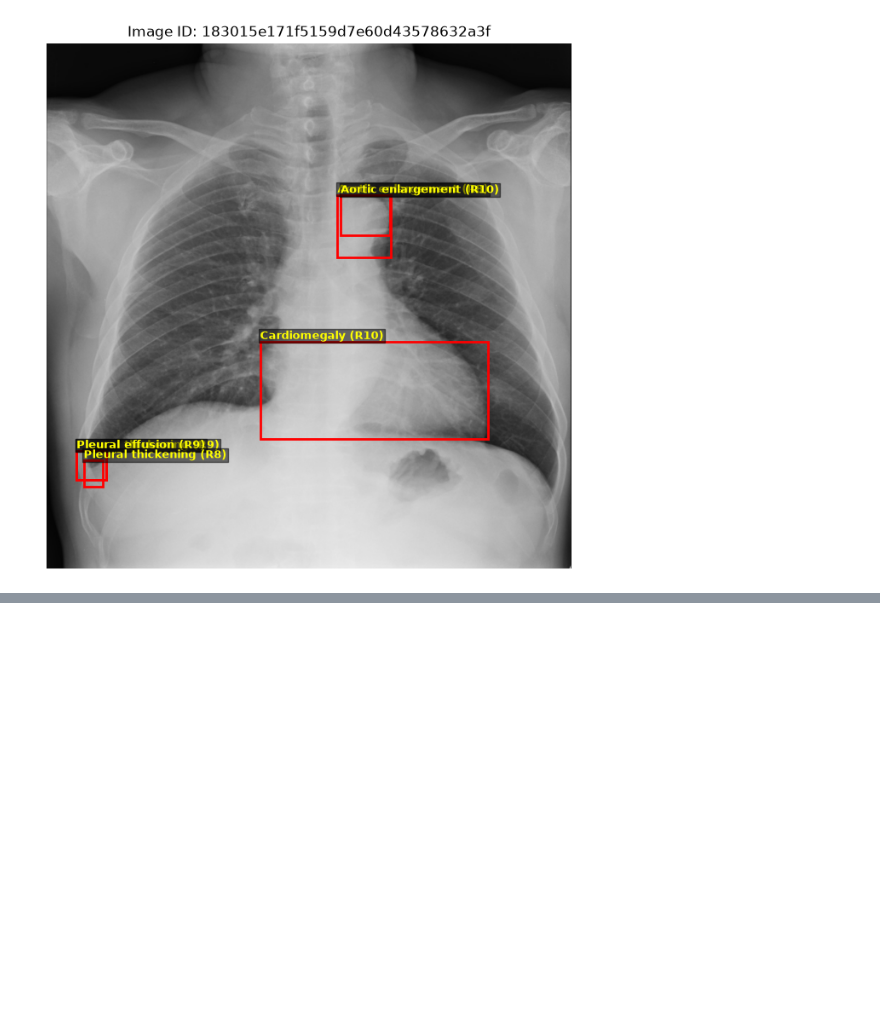
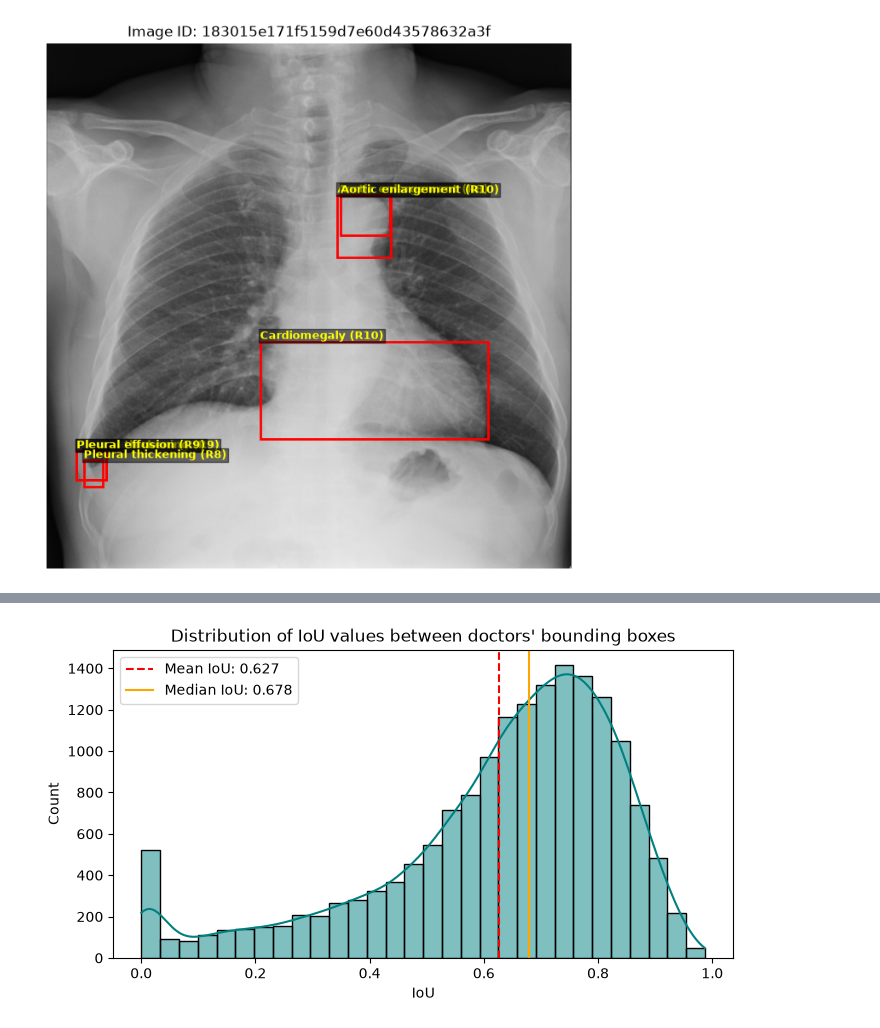
Before and after one commit to HuyDuongQuoc/DATH-HK261-explainable-cxr, a Jupyter notebook: notebooks/01_eda.ipynb, the cells around one changed output, grey strips where cells are left out. Cells and saved outputs as stored; diff of their text form; code cells hidden in the pictures; blank space fills up the shorter version.

```diff
--- a/notebooks/01_eda.ipynb
+++ b/notebooks/01_eda.ipynb
@@ -113,0 +342,54 @@ if len(abnormal_samples) > 0:
+# %%
+# iou metric
+def compute_iou(box1, box2):
+    xA = max(box1[0], box2[0])
+    yA = max(box1[1], box2[1])
+    xB = min(box1[2], box2[2])
+    yB = min(box1[3], box2[3])
+
+    interArea = max(0, xB - xA) * max(0, yB - yA)
+    boxAArea = (box1[2] - box1[0]) * (box1[3] - box1[1])
+    boxBArea = (box2[2] - box2[0]) * (box2[3] - box2[1])
+
+    iou = interArea / float(boxAArea + boxBArea - interArea + 1e-6)
+    return iou
+
+
+# with IoU metric, we can now find the agreement between doctors.
+# agreement -> IoU agreement, which is distribution of IoU values for the bounding box
+
+doctor_ious = []
+zero_iou_count = 0
+grouped = df_findings.groupby(['image_id', 'class_name'])
+for (img_id, cname), group in grouped:
+    rad_boxes = [
+            (row['rad_id'], [row['x_min'], row['y_min'], row['x_max'], row['y_max']])
+            for _, row in group.iterrows()
+        ]
+    for i in range(len(rad_boxes)):
+            for j in range(i + 1, len(rad_boxes)):
+                rad_i, box_i = rad_boxes[i]
+                rad_j, box_j = rad_boxes[j]
+
+                # Bỏ qua nếu là 2 box do CÙNG MỘT bác sĩ vẽ trên ảnh
+                if rad_i == rad_j:
+                    continue
+
+                iou = compute_iou(box_i, box_j)
+
+                if iou > 0:
+                    doctor_ious.append(iou)
+                else:
+                    zero_iou_count += 1
+
+
+plt.figure(figsize=(8, 4))
+sns.histplot(doctor_ious, bins=30, kde=True, color='teal')
+plt.axvline(np.mean(doctor_ious), color='red', linestyle='--', label=f'Mean IoU: {np.mean(doctor_ious):.3f}')
+plt.axvline(np.median(doctor_ious), color='orange', linestyle='-', label=f'Median IoU: {np.median(doctor_ious):.3f}')
+plt.title("Distribution of IoU values between doctors' bounding boxes")
+plt.xlabel('IoU')
+plt.legend()
+plt.show()
+# %% [output]
+[figure, added]
```
Also changed, not shown: parts of 15 cells of this notebook, 4 other files.
